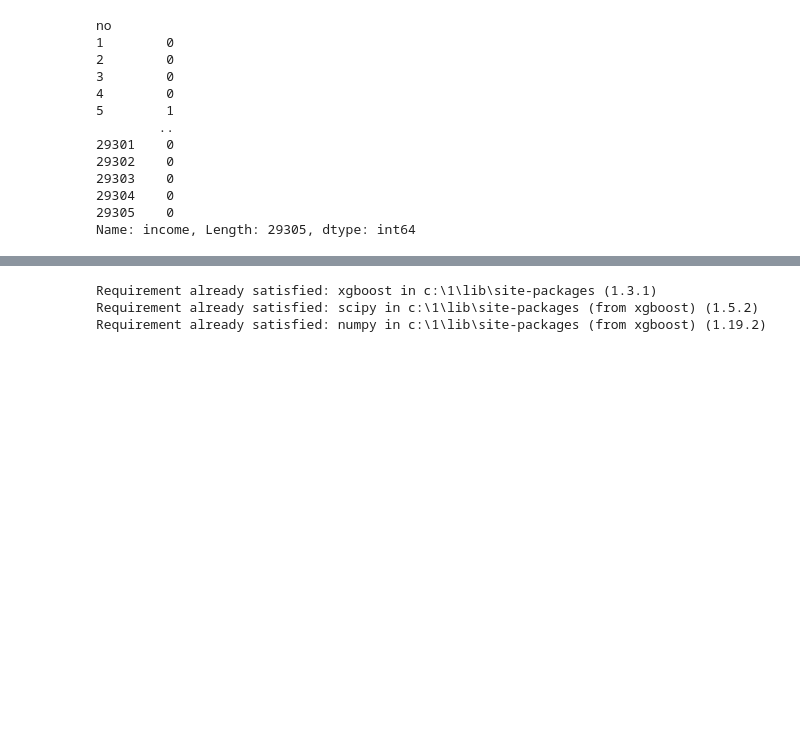
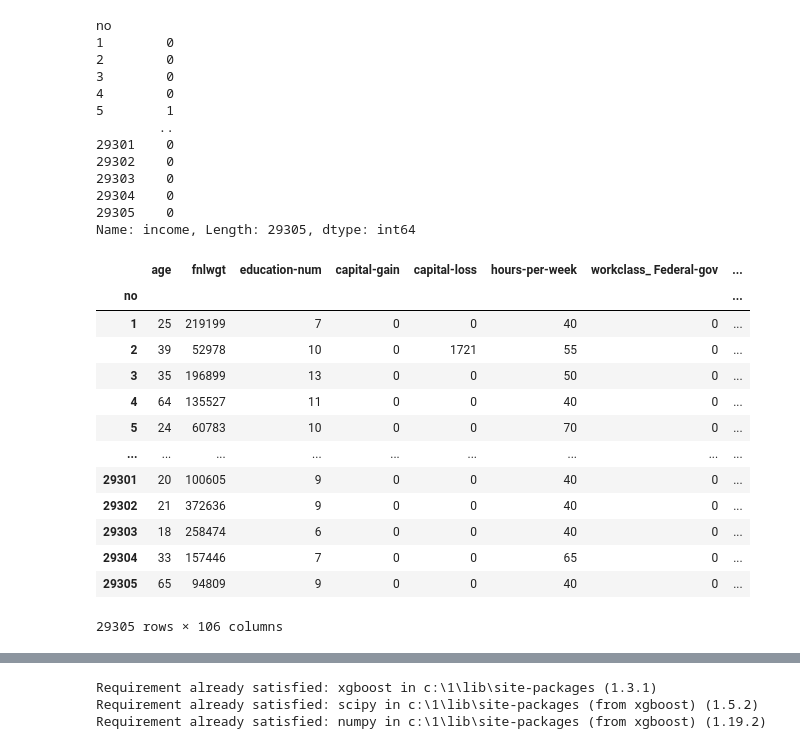
Before and after one commit to krandslam/kaggle_project, a Jupyter notebook: 결측치3/kaggle 경진대회 결측치 처리방법 3(결측치에 최빈값 대입).ipynb, the cells around one changed output, grey strips where cells are left out. Saved outputs shown, nothing was run; the diff lists cells and outputs as text; code cells hidden in the pictures; blank space fills up the shorter version.

```diff
--- a/결측치3/kaggle 경진대회 결측치 처리방법 3(결측치에 최빈값 대입).ipynb
+++ b/결측치3/kaggle 경진대회 결측치 처리방법 3(결측치에 최빈값 대입).ipynb
@@ -244,0 +242,17 @@ X_test = pd.concat([X_test, tmp], axis=1)
+# %%
+X_train
+# %% [output]
+|  | age | fnlwgt | education-num | capital-gain | capital-loss | hours-per-week | workclass_ Federal-gov | ... |
+| no |  |  |  |  |  |  |  | ... |
+| 1 | 25 | 219199 | 7 | 0 | 0 | 40 | 0 | ... |
+| 2 | 39 | 52978 | 10 | 0 | 1721 | 55 | 0 | ... |
+| 3 | 35 | 196899 | 13 | 0 | 0 | 50 | 0 | ... |
+| 4 | 64 | 135527 | 11 | 0 | 0 | 40 | 0 | ... |
+| 5 | 24 | 60783 | 10 | 0 | 0 | 70 | 0 | ... |
+| ... | ... | ... | ... | ... | ... | ... | ... | ... |
+| 29301 | 20 | 100605 | 9 | 0 | 0 | 40 | 0 | ... |
+| 29302 | 21 | 372636 | 9 | 0 | 0 | 40 | 0 | ... |
+| 29303 | 18 | 258474 | 6 | 0 | 0 | 40 | 0 | ... |
+| 29304 | 33 | 157446 | 7 | 0 | 0 | 65 | 0 | ... |
+| 29305 | 65 | 94809 | 9 | 0 | 0 | 40 | 0 | ... |
+29305 rows × 106 columns
```
Also changed, not shown: parts of 16 cells of this notebook.
